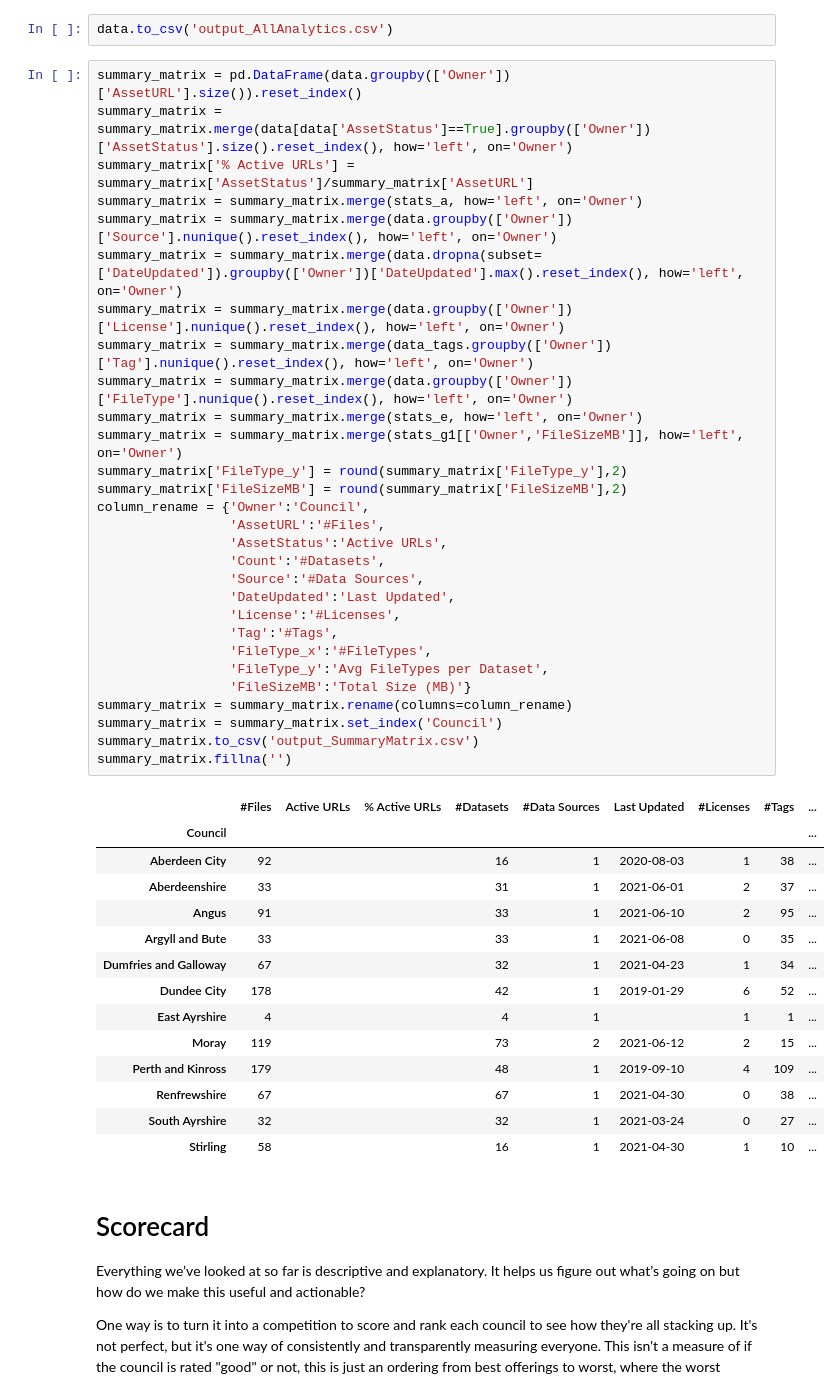
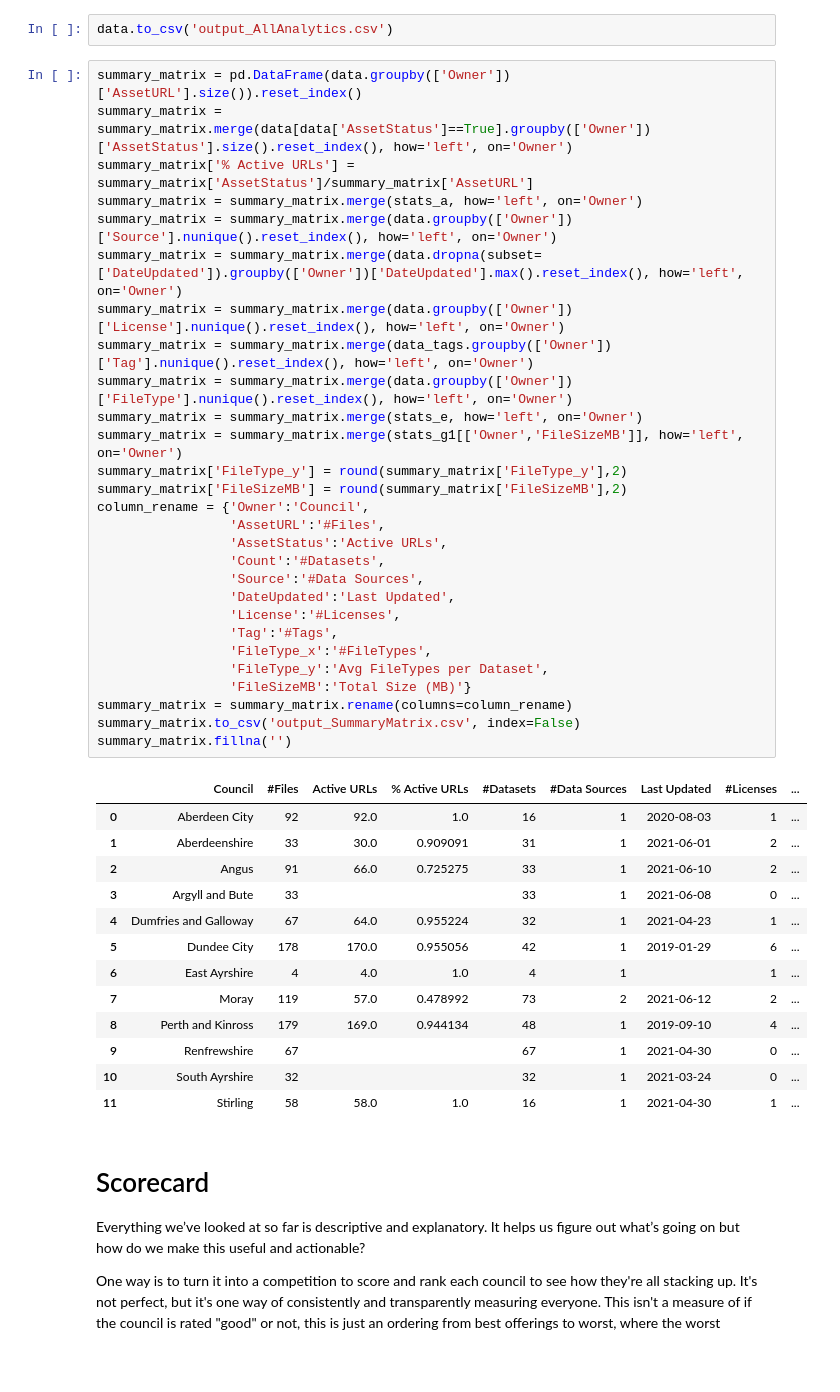
Before and after one commit to OpenDataScotland/the_od_bods, a Jupyter notebook: analytics/analytics.ipynb, the cells around one changed output. Saved outputs shown, nothing was run; the diff lists cells and outputs as text; blank space fills up the shorter version.

Commit message:
fixed index issue that cause the scorecard to fail. analysis also now has URL status info

```diff
--- a/analytics/analytics.ipynb
+++ b/analytics/analytics.ipynb
@@ -596,47 +613,45 @@ data.to_csv('output_AllAnalytics.csv')
 # %%
 summary_matrix = pd.DataFrame(data.groupby(['Owner'])['AssetURL'].size()).reset_index()
 summary_matrix = summary_matrix.merge(data[data['AssetStatus']==True].groupby(['Owner'])['AssetStatus'].size().reset_index(), how='left', on='Owner')
 summary_matrix['% Active URLs'] = summary_matrix['AssetStatus']/summary_matrix['AssetURL']
 summary_matrix = summary_matrix.merge(stats_a, how='left', on='Owner')
 summary_matrix = summary_matrix.merge(data.groupby(['Owner'])['Source'].nunique().reset_index(), how='left', on='Owner')
 summary_matrix = summary_matrix.merge(data.dropna(subset=['DateUpdated']).groupby(['Owner'])['DateUpdated'].max().reset_index(), how='left', on='Owner')
 summary_matrix = summary_matrix.merge(data.groupby(['Owner'])['License'].nunique().reset_index(), how='left', on='Owner')
 summary_matrix = summary_matrix.merge(data_tags.groupby(['Owner'])['Tag'].nunique().reset_index(), how='left', on='Owner')
 summary_matrix = summary_matrix.merge(data.groupby(['Owner'])['FileType'].nunique().reset_index(), how='left', on='Owner')
 summary_matrix = summary_matrix.merge(stats_e, how='left', on='Owner')
 summary_matrix = summary_matrix.merge(stats_g1[['Owner','FileSizeMB']], how='left', on='Owner')
 summary_matrix['FileType_y'] = round(summary_matrix['FileType_y'],2)
 summary_matrix['FileSizeMB'] = round(summary_matrix['FileSizeMB'],2)
 column_rename = {'Owner':'Council',
                  'AssetURL':'#Files',
                  'AssetStatus':'Active URLs',
                  'Count':'#Datasets',
                  'Source':'#Data Sources',
                  'DateUpdated':'Last Updated',
                  'License':'#Licenses',
                  'Tag':'#Tags',
                  'FileType_x':'#FileTypes',
                  'FileType_y':'Avg FileTypes per Dataset',
                  'FileSizeMB':'Total Size (MB)'}
 summary_matrix = summary_matrix.rename(columns=column_rename)
-summary_matrix = summary_matrix.set_index('Council')
-summary_matrix.to_csv('output_SummaryMatrix.csv')
+summary_matrix.to_csv('output_SummaryMatrix.csv', index=False)
 summary_matrix.fillna('')
 # %% [output]
-|  | #Files | Active URLs | % Active URLs | #Datasets | #Data Sources | Last Updated | #Licenses | #Tags | ... |
-| Council |  |  |  |  |  |  |  |  | ... |
-| Aberdeen City | 92 |  |  | 16 | 1 | 2020-08-03 | 1 | 38 | ... |
-| Aberdeenshire | 33 |  |  | 31 | 1 | 2021-06-01 | 2 | 37 | ... |
-| Angus | 91 |  |  | 33 | 1 | 2021-06-10 | 2 | 95 | ... |
-| Argyll and Bute | 33 |  |  | 33 | 1 | 2021-06-08 | 0 | 35 | ... |
-| Dumfries and Galloway | 67 |  |  | 32 | 1 | 2021-04-23 | 1 | 34 | ... |
-| Dundee City | 178 |  |  | 42 | 1 | 2019-01-29 | 6 | 52 | ... |
-| East Ayrshire | 4 |  |  | 4 | 1 |  | 1 | 1 | ... |
-| Moray | 119 |  |  | 73 | 2 | 2021-06-12 | 2 | 15 | ... |
-| Perth and Kinross | 179 |  |  | 48 | 1 | 2019-09-10 | 4 | 109 | ... |
-| Renfrewshire | 67 |  |  | 67 | 1 | 2021-04-30 | 0 | 38 | ... |
-| South Ayrshire | 32 |  |  | 32 | 1 | 2021-03-24 | 0 | 27 | ... |
-| Stirling | 58 |  |  | 16 | 1 | 2021-04-30 | 1 | 10 | ... |
+|  | Council | #Files | Active URLs | % Active URLs | #Datasets | #Data Sources | Last Updated | #Licenses | ... |
+| 0 | Aberdeen City | 92 | 92.0 | 1.0 | 16 | 1 | 2020-08-03 | 1 | ... |
+| 1 | Aberdeenshire | 33 | 30.0 | 0.909091 | 31 | 1 | 2021-06-01 | 2 | ... |
+| 2 | Angus | 91 | 66.0 | 0.725275 | 33 | 1 | 2021-06-10 | 2 | ... |
+| 3 | Argyll and Bute | 33 |  |  | 33 | 1 | 2021-06-08 | 0 | ... |
+| 4 | Dumfries and Galloway | 67 | 64.0 | 0.955224 | 32 | 1 | 2021-04-23 | 1 | ... |
+| 5 | Dundee City | 178 | 170.0 | 0.955056 | 42 | 1 | 2019-01-29 | 6 | ... |
+| 6 | East Ayrshire | 4 | 4.0 | 1.0 | 4 | 1 |  | 1 | ... |
+| 7 | Moray | 119 | 57.0 | 0.478992 | 73 | 2 | 2021-06-12 | 2 | ... |
+| 8 | Perth and Kinross | 179 | 169.0 | 0.944134 | 48 | 1 | 2019-09-10 | 4 | ... |
+| 9 | Renfrewshire | 67 |  |  | 67 | 1 | 2021-04-30 | 0 | ... |
+| 10 | South Ayrshire | 32 |  |  | 32 | 1 | 2021-03-24 | 0 | ... |
+| 11 | Stirling | 58 | 58.0 | 1.0 | 16 | 1 | 2021-04-30 | 1 | ... |
 # %% [markdown]
 <a id='scorecard'></a>
 # Scorecard
```
Also changed, not shown: parts of 4 cells of this notebook, 1 other file.
